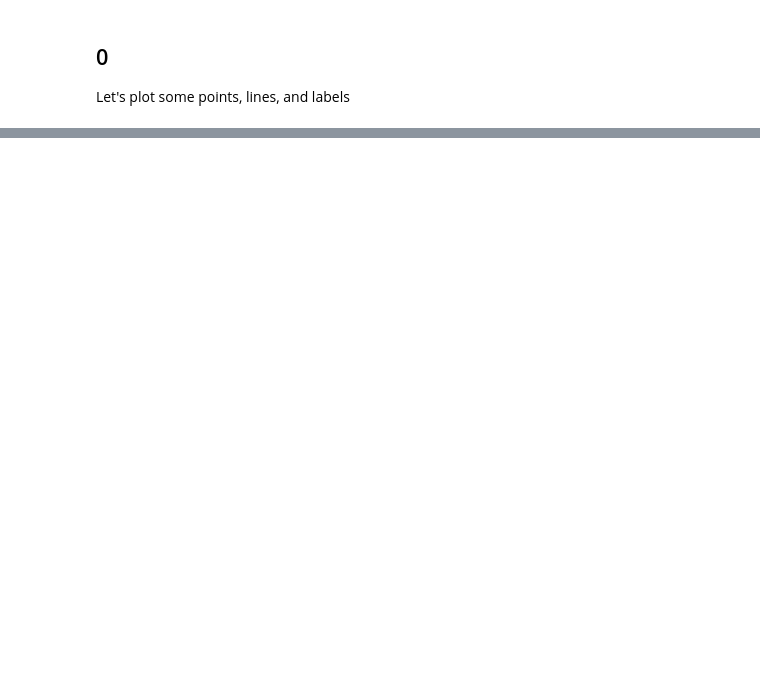
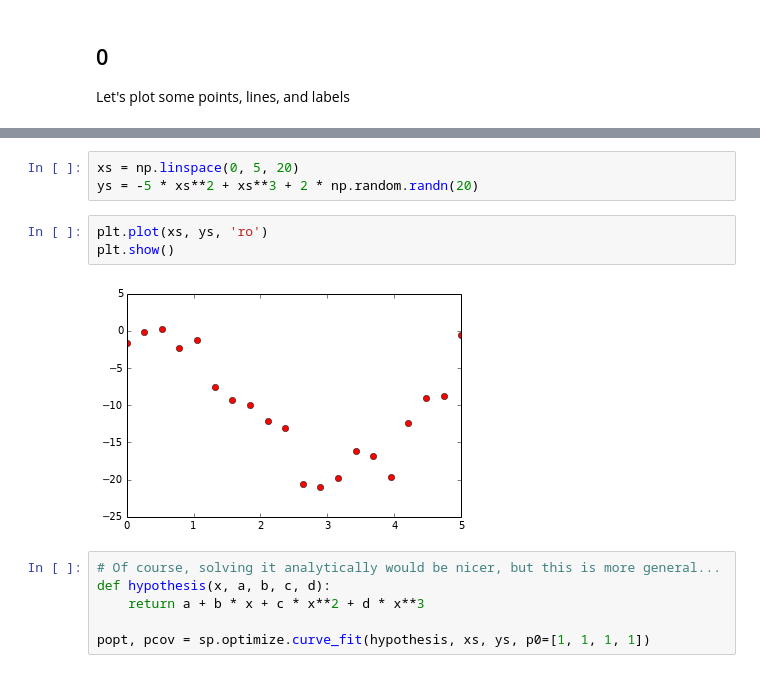
Before and after one commit to bogdan-kulynych/ipython-tutorial, a Jupyter notebook: tutorial.ipynb, the cells around one changed output, grey strips where cells are left out. Saved outputs shown, nothing was run; the diff lists cells and outputs as text; blank space fills up the shorter version.

```diff
--- a/tutorial.ipynb
+++ b/tutorial.ipynb
@@ -108,0 +126,14 @@ plt.show()
+# %%
+xs = np.linspace(0, 5, 20)
+ys = -5 * xs**2 + xs**3 + 2 * np.random.randn(20)
+# %%
+plt.plot(xs, ys, 'ro')
+plt.show()
+# %% [output]
+[figure, added]
+# %%
+# Of course, solving it analytically would be nicer, but this is more general...
+def hypothesis(x, a, b, c, d):
+    return a + b * x + c * x**2 + d * x**3
+
+popt, pcov = sp.optimize.curve_fit(hypothesis, xs, ys, p0=[1, 1, 1, 1])
```
Also changed, not shown: parts of 11 cells of this notebook.
